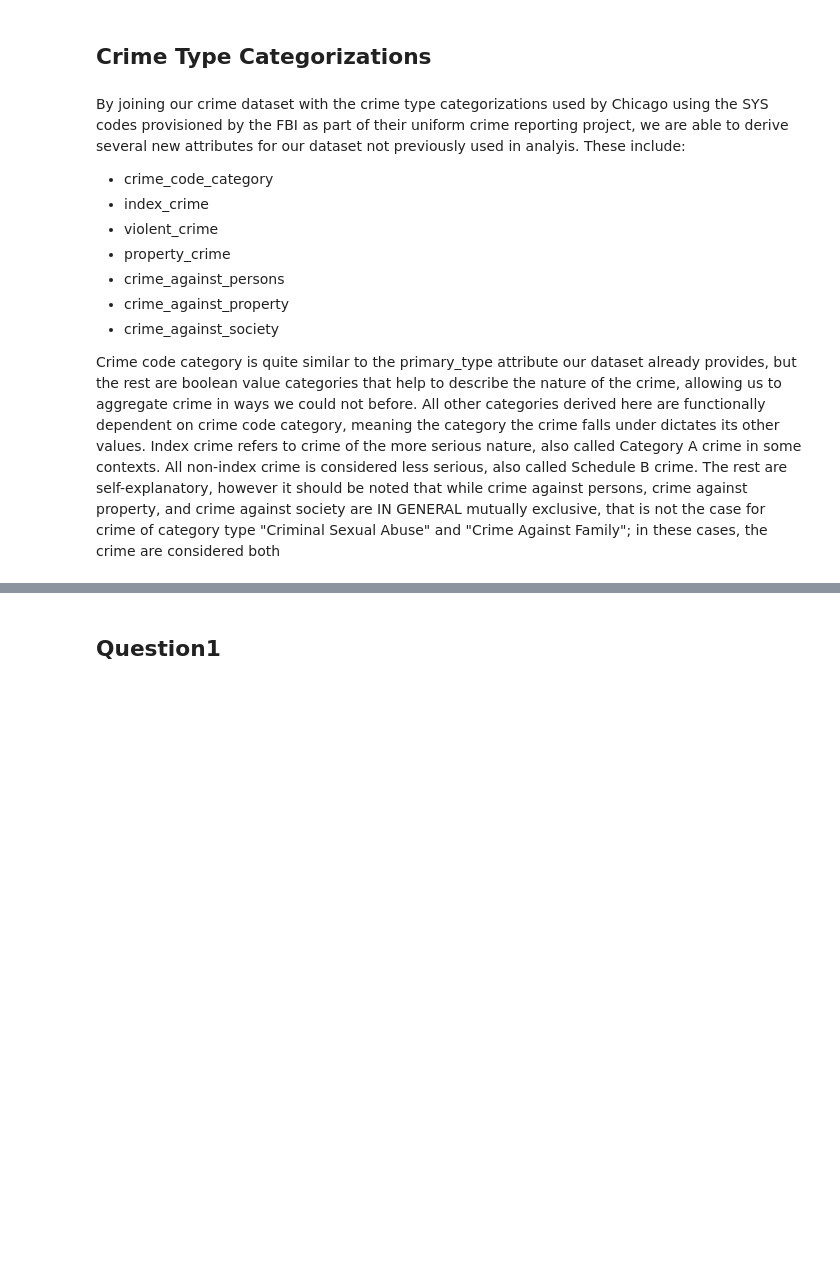
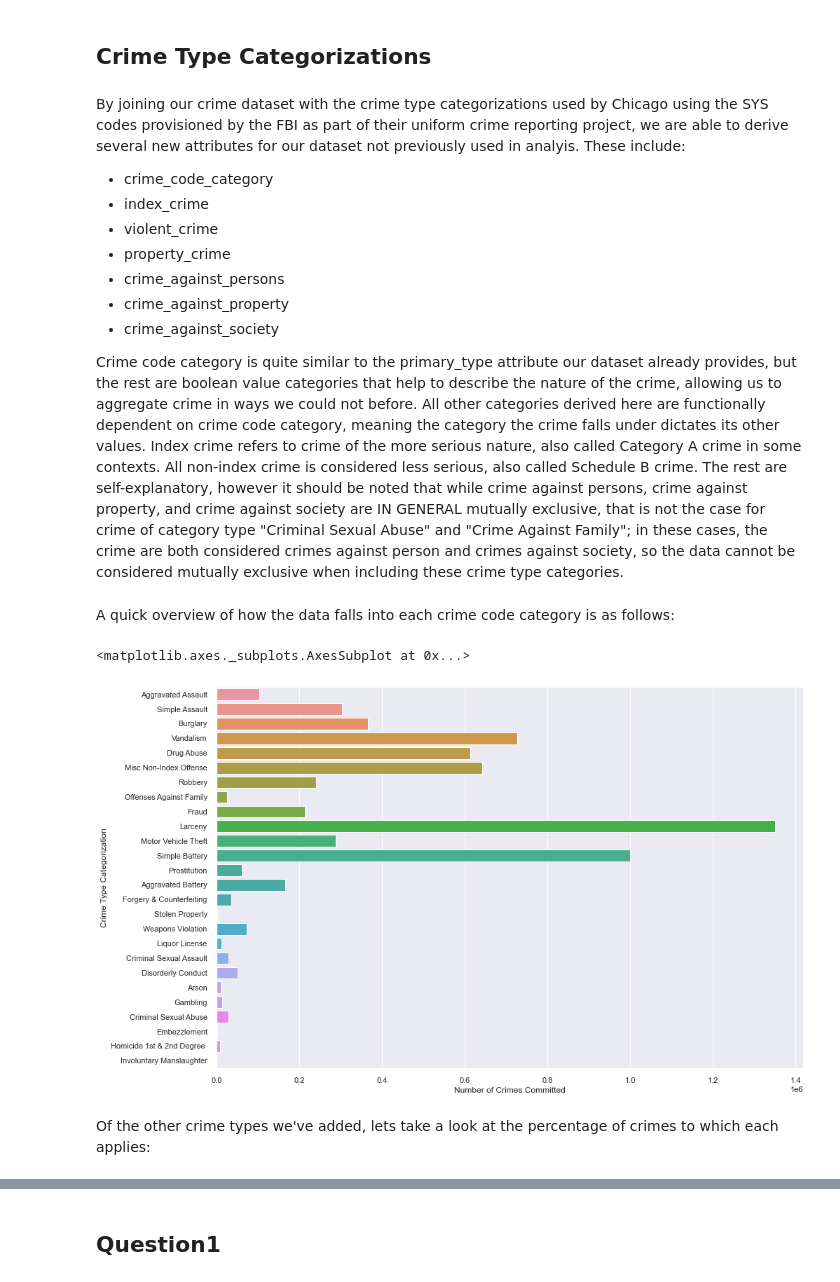
Before and after one commit to tjdolan121/4502Proj, a Jupyter notebook: forge/code/EDA.ipynb, the cells around one changed output, grey strips where cells are left out. Saved outputs shown, nothing was run; the diff lists cells and outputs as text; code cells hidden in the pictures; blank space fills up the shorter version.

Commit message:
add crime type overview

```diff
--- a/forge/code/EDA.ipynb
+++ b/forge/code/EDA.ipynb
@@ -508,4 +525,17 @@ By joining our crime dataset with the crime type categorizations used by Chicago
 - crime_against_property
 - crime_against_society
 
-Crime code category is quite similar to the primary_type attribute our dataset already provides, but the rest are boolean value categories that help to describe the nature of the crime, allowing us to aggregate crime in ways we could not before. All other categories derived here are functionally dependent on crime code category, meaning the category the crime falls under dictates its other values. Index crime refers to crime of the more serious nature, also called Category A crime in some contexts. All non-index crime is considered less serious, also called Schedule B crime. The rest are self-explanatory, however it should be noted that while crime against persons, crime against property, and crime against society are IN GENERAL mutually exclusive, that is not the case for crime of category type "Criminal Sexual Abuse" and "Crime Against Family"; in these cases, the crime are considered both
+Crime code category is quite similar to the primary_type attribute our dataset already provides, but the rest are boolean value categories that help to describe the nature of the crime, allowing us to aggregate crime in ways we could not before. All other categories derived here are functionally dependent on crime code category, meaning the category the crime falls under dictates its other values. Index crime refers to crime of the more serious nature, also called Category A crime in some contexts. All non-index crime is considered less serious, also called Schedule B crime. The rest are self-explanatory, however it should be noted that while crime against persons, crime against property, and crime against society are IN GENERAL mutually exclusive, that is not the case for crime of category type "Criminal Sexual Abuse" and "Crime Against Family"; in these cases, the crime are both considered crimes against person and crimes against society, so the data cannot be considered mutually exclusive when including these crime type categories.
+# %% [markdown]
+A quick overview of how the data falls into each crime code category is as follows:
+# %%
+cat_attrib = df.groupby('crime_code_category').size().index
+cat_values = df.groupby('crime_code_category').size().array
+d = {'Crime Type Categorization': cat_attrib, 'Number of Crimes Committed': cat_values }
+df_crime_type_info = pd.DataFrame(data=d)
+sns.barplot(x="Number of Crimes Committed", y="Crime Type Categorization", data=df_crime_type_info, label="Total")
+# %% [output]
+<matplotlib.axes._subplots.AxesSubplot at 0x...>
+[figure, added]
+# %% [markdown]
+Of the other crime types we've added, lets take a look at the percentage of crimes to which each applies:
```
Also changed, not shown: parts of 28 cells of this notebook.
